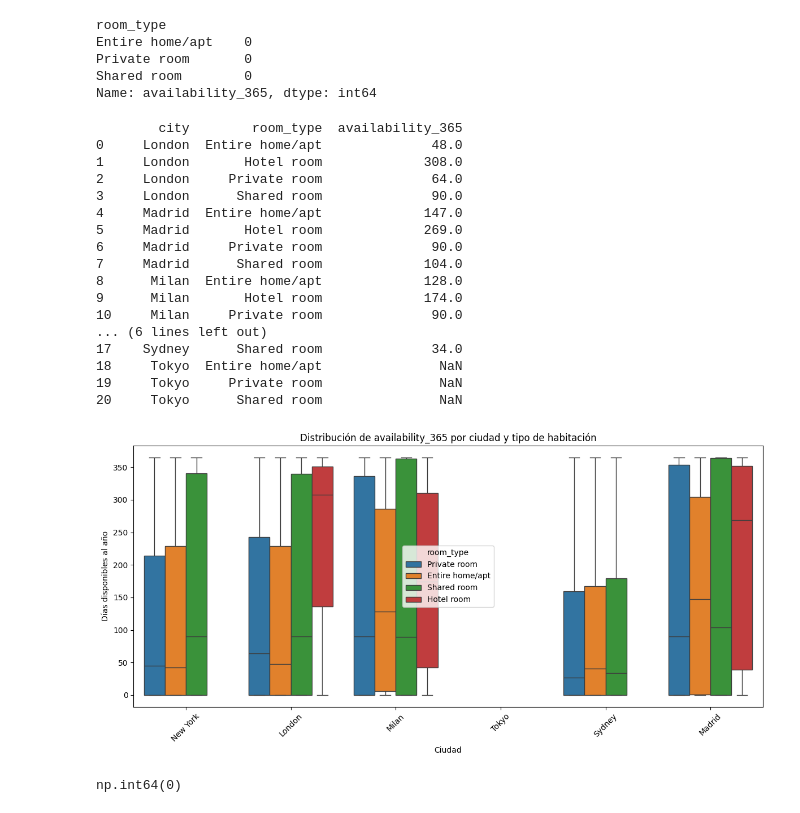
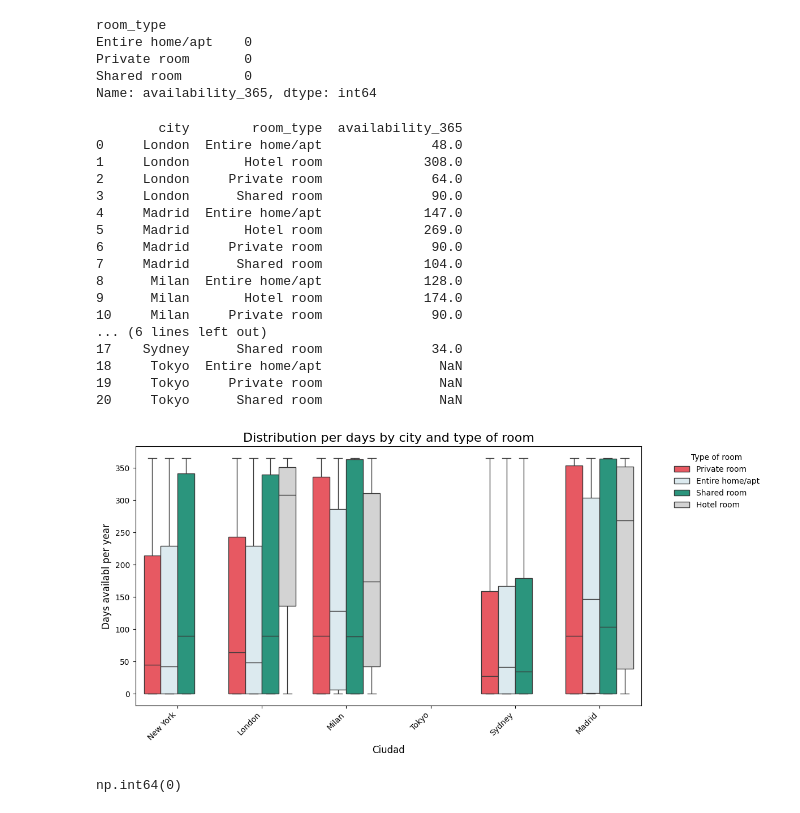
Before and after one commit to Yael-Parra/Airbnb-Analysis, a Jupyter notebook: eda/cleaning.ipynb, the cells around one changed output. Drawn from its saved outputs; the diff is of its cells as text; code cells hidden in the pictures.

```diff
--- a/eda/cleaning.ipynb
+++ b/eda/cleaning.ipynb
@@ -379,3 +399,0 @@ Tokyo: Shibuya Ku, Sumida Ku, Nerima Ku, Setagaya Ku, Arakawa Ku, Shinjuku Ku, M
-# %%
-# Imputing with "Uknown" for neighbourhood_group when it is null
-df_raw_1['neighbourhood_group'] = df_raw_1['neighbourhood_group'].fillna("Unknown")
@@ -568,0 +785,21 @@ np.int64(0)
+# %%
+# Comparing presence vs absence of real review dates (incl. 1900-01-01) THIS WILL BE USED TO DECIDE IF WE KEEP THE COLUMN OR NOT (noise vs information)
+df_raw_1['has_real_last_review'] = df_raw_1['last_review'] != pd.to_datetime('1900-01-01')
+
+
+custom_palette = ['#1aa687', '#ff414d']
+plt.figure(figsize=(6, 4))
+sns.countplot(x='has_real_last_review', data=df_raw_1, palette=custom_palette, hue='has_real_last_review', order=[False, True], legend=False)
+
+plt.title('Listings With vs. Without Valid Last Review Dates', color='black', fontsize=16)
+plt.xlabel('Has Valid Last Review', color='black', fontsize=12)
+plt.ylabel('Count', color='black', fontsize=12)
+
+plt.xticks([0, 1], ['No (1900-01-01)', 'Yes'], color='black')
+plt.yticks(color='black')
+
+plt.tight_layout()
+plt.show()
+
+# Approximately 72% is useful data, while 28% is noise (1900-01-01).
+# Deciding to keep the column as it provides useful information about the last review date.
@@ -569,6 +808,6 @@ np.int64(0)
 # %%
 # Eliminating the column "last_review" since it has no useful information after the imputations
-df_raw_1.drop(columns=['last_review'], inplace=True)
+# df_raw_1.drop(columns=['last_review'], inplace=True)
 # %% [markdown]
 ####  <span style="color:#fe5608"> ["availability_365"] </span>
 
@@ -624,40 +864,43 @@ Name: availability_365, dtype: int64
 # Calcular la mediana de availability_365 por city y room_type
 availability_medians = df_raw_1.groupby(['city', 'room_type'])['availability_365'].median().reset_index()
 
 # Ordenamos para visualización más clara
 availability_medians = availability_medians.sort_values(by=['city', 'room_type'])
 
 # Mostramos el resultado
 print(availability_medians)
 
+custom_palette = ['#ff414d', '#d9ecf2', '#1aa687', 'lightgray']
 
 plt.figure(figsize=(12,6))
-sns.boxplot(data=df_raw_1, x='city', y='availability_365', hue='room_type')
-plt.title('Distribución de availability_365 por ciudad y tipo de habitación')
-plt.ylabel('Días disponibles al año')
-plt.xlabel('Ciudad')
-plt.xticks(rotation=45)
-plt.tight_layout()
+sns.boxplot(data=df_raw_1, x='city', y='availability_365', hue='room_type', palette=custom_palette)
+plt.title('Distribution per days by city and type of room', color='black', fontsize=16)
+plt.ylabel('Days availabl per year', color='black', fontsize=12)
+plt.xlabel('Ciudad', color='black', fontsize=12)
+plt.xticks(rotation=45, ha='right', color='black')
+plt.yticks(color='black')
+plt.legend(title='Type of room', bbox_to_anchor=(1.05, 1), loc='upper left', frameon=False, fontsize=10) # Improve legend placement
+plt.tight_layout() # Adjust layout to prevent labels from overlapping
 plt.show()
 # %% [output]
         city        room_type  availability_365
 0     London  Entire home/apt              48.0
 1     London       Hotel room             308.0
 2     London     Private room              64.0
 3     London      Shared room              90.0
 4     Madrid  Entire home/apt             147.0
 5     Madrid       Hotel room             269.0
 6     Madrid     Private room              90.0
 7     Madrid      Shared room             104.0
 8      Milan  Entire home/apt             128.0
 9      Milan       Hotel room             174.0
 10     Milan     Private room              90.0
 ... (6 lines left out)
 17    Sydney      Shared room              34.0
 18     Tokyo  Entire home/apt               NaN
 19     Tokyo     Private room               NaN
 20     Tokyo      Shared room               NaN
-[figure, old version]
+[figure, new version]
 # %%
 # Compute global mean availability by room type
 global_availability_means = df_raw_1.groupby('room_type')['availability_365'].mean()
```
Also changed, not shown: parts of 100 cells of this notebook.
